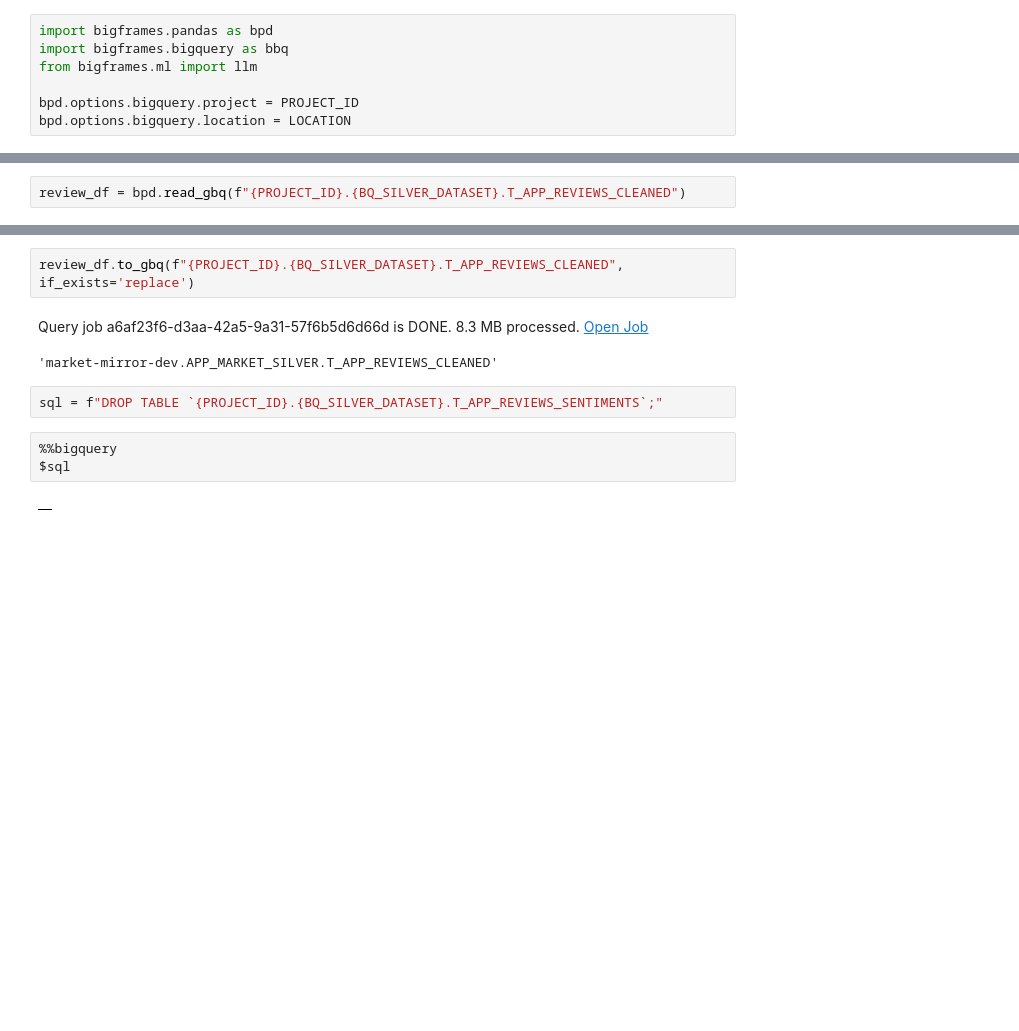
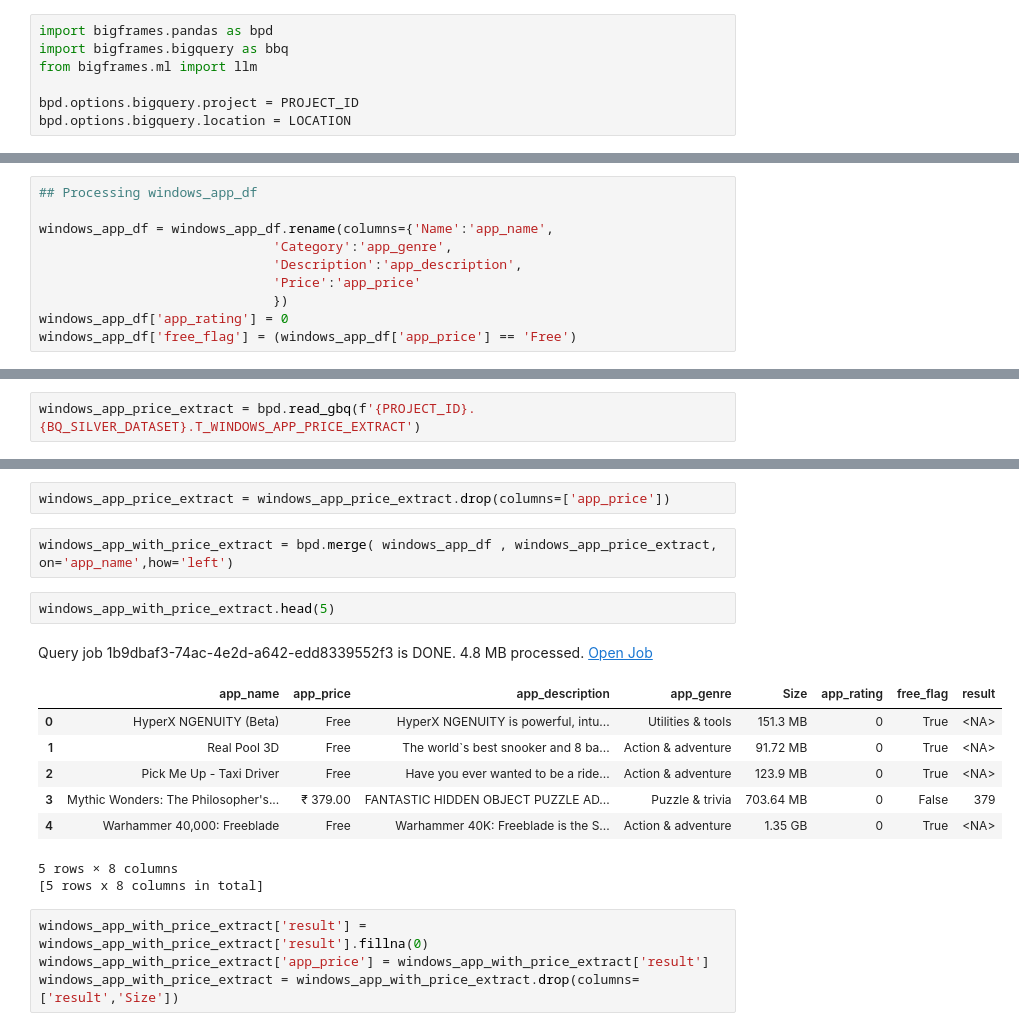
Before and after one commit to smvinodkumar910/market-mirror, a Jupyter notebook: backend/04_processing_data_02.ipynb, the cells around one changed output, grey strips where cells are left out. Cells and saved outputs as stored; diff of their text form; blank space fills up the shorter version.

Commit message:
brought in all product tables and build embeddings too.

```diff
--- a/backend/04_processing_data_02.ipynb
+++ b/backend/04_processing_data_02.ipynb
@@ -27,0 +101,10 @@ bpd.options.bigquery.location = LOCATION
+# %%
+## Processing windows_app_df
+
+windows_app_df = windows_app_df.rename(columns={'Name':'app_name',
+                              'Category':'app_genre',
+                              'Description':'app_description',
+                              'Price':'app_price'
+                              })
+windows_app_df['app_rating'] = 0
+windows_app_df['free_flag'] = (windows_app_df['app_price'] == 'Free')
@@ -28,3 +128,3 @@ bpd.options.bigquery.location = LOCATION
 # %%
-review_df = bpd.read_gbq(f"{PROJECT_ID}.{BQ_SILVER_DATASET}.T_APP_REVIEWS_CLEANED")
+windows_app_price_extract = bpd.read_gbq(f'{PROJECT_ID}.{BQ_SILVER_DATASET}.T_WINDOWS_APP_PRICE_EXTRACT')
 # %% [output]
@@ -57,12 +135,20 @@ dtype: Int64
-# %%
-review_df.to_gbq(f"{PROJECT_ID}.{BQ_SILVER_DATASET}.T_APP_REVIEWS_CLEANED", if_exists='replace')
-# %% [output]
-Query job a6af23f6-d3aa-42a5-9a31-57f6b5d6d66d is DONE. 8.3 MB processed. Open Job
-'market-mirror-dev.APP_MARKET_SILVER.T_APP_REVIEWS_CLEANED'
-# %%
-sql = f"DROP TABLE `{PROJECT_ID}.{BQ_SILVER_DATASET}.T_APP_REVIEWS_SENTIMENTS`;"
-# %%
-%%bigquery
-$sql
-# %% [output]
-|  |
+# %%
+windows_app_price_extract = windows_app_price_extract.drop(columns=['app_price'])
+# %%
+windows_app_with_price_extract = bpd.merge( windows_app_df , windows_app_price_extract, on='app_name',how='left')
+# %%
+windows_app_with_price_extract.head(5)
+# %% [output]
+Query job 1b9dbaf3-74ac-4e2d-a642-edd8339552f3 is DONE. 4.8 MB processed. Open Job
+|  | app_name | app_price | app_description | app_genre | Size | app_rating | free_flag | result |
+| 0 | HyperX NGENUITY (Beta) | Free | HyperX NGENUITY is powerful, intu... | Utilities & tools | 151.3 MB | 0 | True | <NA> |
+| 1 | Real Pool 3D | Free | The world`s best snooker and 8 ba... | Action & adventure | 91.72 MB | 0 | True | <NA> |
+| 2 | Pick Me Up - Taxi Driver | Free | Have you ever wanted to be a ride... | Action & adventure | 123.9 MB | 0 | True | <NA> |
+| 3 | Mythic Wonders: The Philosopher's... | ₹ 379.00 | FANTASTIC HIDDEN OBJECT PUZZLE AD... | Puzzle & trivia | 703.64 MB | 0 | False | 379 |
+| 4 | Warhammer 40,000: Freeblade | Free | Warhammer 40K: Freeblade is the S... | Action & adventure | 1.35 GB | 0 | True | <NA> |
+5 rows × 8 columns
+[5 rows x 8 columns in total]
+# %%
+windows_app_with_price_extract['result'] = windows_app_with_price_extract['result'].fillna(0)
+windows_app_with_price_extract['app_price'] = windows_app_with_price_extract['result']
+windows_app_with_price_extract = windows_app_with_price_extract.drop(columns=['result','Size'])
```
Also changed, not shown: parts of 25 cells of this notebook, 5 other files.
